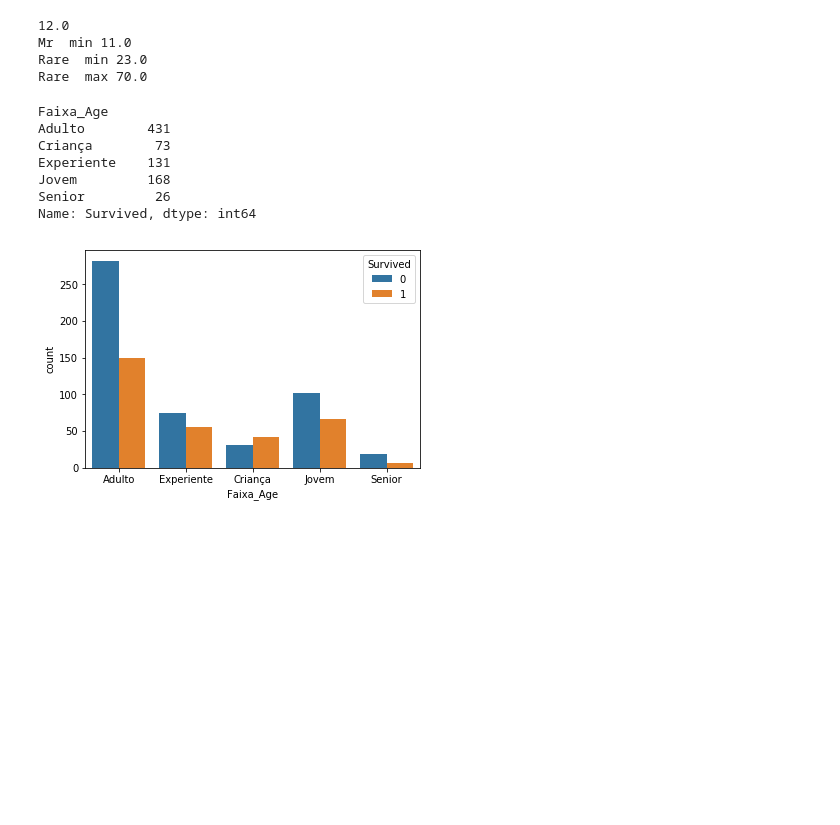
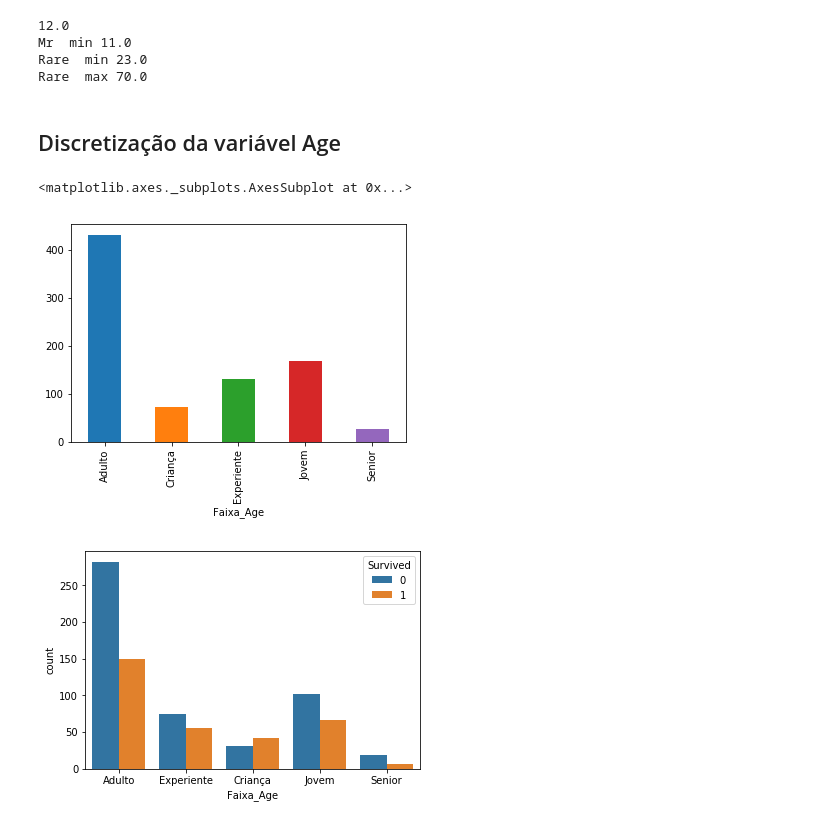
Before and after one commit to Pantoja87/Titanic-Disaster, a Jupyter notebook: TITANIC.ipynb, the cells around one changed output. Saved outputs shown, nothing was run; the diff lists cells and outputs as text; code cells hidden in the pictures; blank space fills up the shorter version.

```diff
--- a/TITANIC.ipynb
+++ b/TITANIC.ipynb
@@ -524,6 +524,8 @@ print('Rare  max',train_csv.Age[train_csv.Title=='Rare'].max())
 Mr  min 11.0
 Rare  min 23.0
 Rare  max 70.0
+# %% [markdown]
+## Discretização da variável Age
 # %%
 train_csv.loc[train_csv.Age  <=  12,'Faixa_Age'] = 'Criança'
 
@@ -535,15 +537,10 @@ train_csv.loc[(train_csv.Age >= 41) & (train_csv.Age < 60),'Faixa_Age']  = 'Expe
 
 train_csv.loc[train_csv.Age  >= 60 ,'Faixa_Age'] = 'Senior'
 # %%
-train_csv.groupby('Faixa_Age').Survived.count()
+train_csv.groupby('Faixa_Age').Survived.count().plot(kind='bar')
 # %% [output]
-Faixa_Age
-Adulto        431
-Criança        73
-Experiente    131
-Jovem         168
-Senior         26
-Name: Survived, dtype: int64
+<matplotlib.axes._subplots.AxesSubplot at 0x...>
+[figure, added]
 # %%
 p = sns.countplot(data=train_csv,
                   x = 'Faixa_Age',
```
Also changed, not shown: parts of 8 cells of this notebook.
